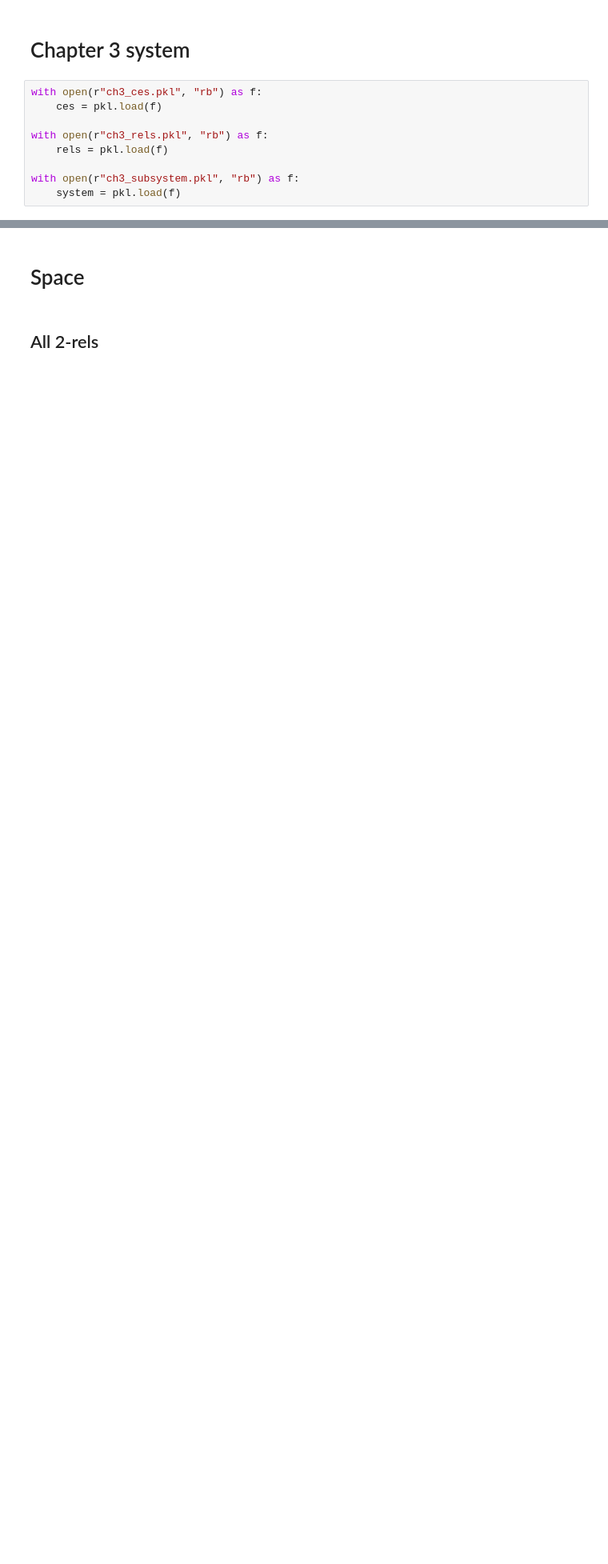
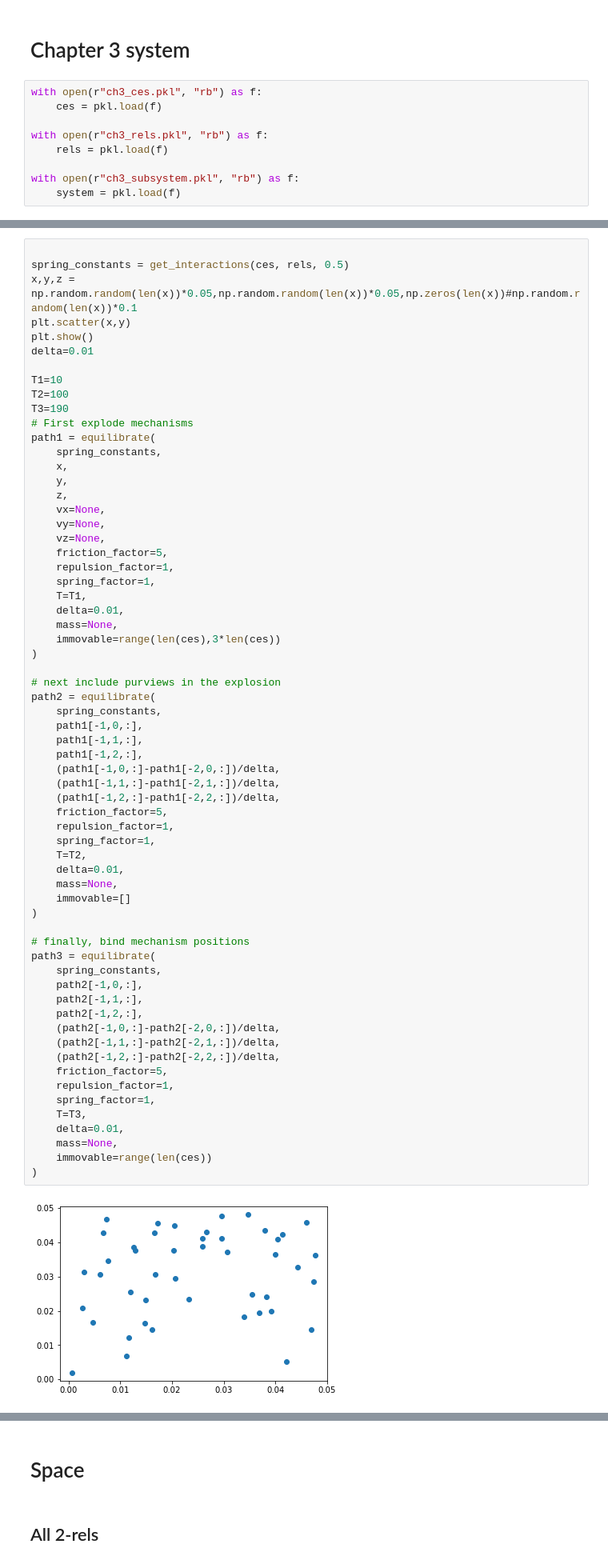
Before and after one commit to matteograsso/pyphi, a Jupyter notebook: spring_plots/spring_plots.ipynb, the cells around one changed output, grey strips where cells are left out. Shown at 80% size. Saved outputs shown, nothing was run; the diff lists cells and outputs as text; blank space fills up the shorter version.

```diff
--- a/spring_plots/spring_plots.ipynb
+++ b/spring_plots/spring_plots.ipynb
@@ -302,0 +366,66 @@ fig = viz.plot_ces_epicycles(system,ces,rels,network_name='ch3_spring',
+# %%
+
+spring_constants = get_interactions(ces, rels, 0.5)
+x,y,z = np.random.random(len(x))*0.05,np.random.random(len(x))*0.05,np.zeros(len(x))#np.random.random(len(x))*0.1
+plt.scatter(x,y)
+plt.show()
+delta=0.01
+
+T1=10
+T2=100
+T3=190
+# First explode mechanisms
+path1 = equilibrate(
+    spring_constants,
+    x,
+    y,
+    z,
+    vx=None,
+    vy=None,
+    vz=None,
+    friction_factor=5,
+    repulsion_factor=1,
+    spring_factor=1,
+    T=T1,
+    delta=0.01,
+    mass=None,
+    immovable=range(len(ces),3*len(ces))
+)
+
+# next include purviews in the explosion
+path2 = equilibrate(
+    spring_constants,
+    path1[-1,0,:],
+    path1[-1,1,:],
+    path1[-1,2,:],
+    (path1[-1,0,:]-path1[-2,0,:])/delta,
+    (path1[-1,1,:]-path1[-2,1,:])/delta,
+    (path1[-1,2,:]-path1[-2,2,:])/delta,
+    friction_factor=5,
+    repulsion_factor=1,
+    spring_factor=1,
+    T=T2,
+    delta=0.01,
+    mass=None,
+    immovable=[]
+)
+
+# finally, bind mechanism positions
+path3 = equilibrate(
+    spring_constants,
+    path2[-1,0,:],
+    path2[-1,1,:],
+    path2[-1,2,:],
+    (path2[-1,0,:]-path2[-2,0,:])/delta,
+    (path2[-1,1,:]-path2[-2,1,:])/delta,
+    (path2[-1,2,:]-path2[-2,2,:])/delta,
+    friction_factor=5,
+    repulsion_factor=1,
+    spring_factor=1,
+    T=T3,
+    delta=0.01,
+    mass=None,
+    immovable=range(len(ces))
+)
+# %% [output]
+[figure, added]
```
Also changed, not shown: parts of 90 cells of this notebook.
